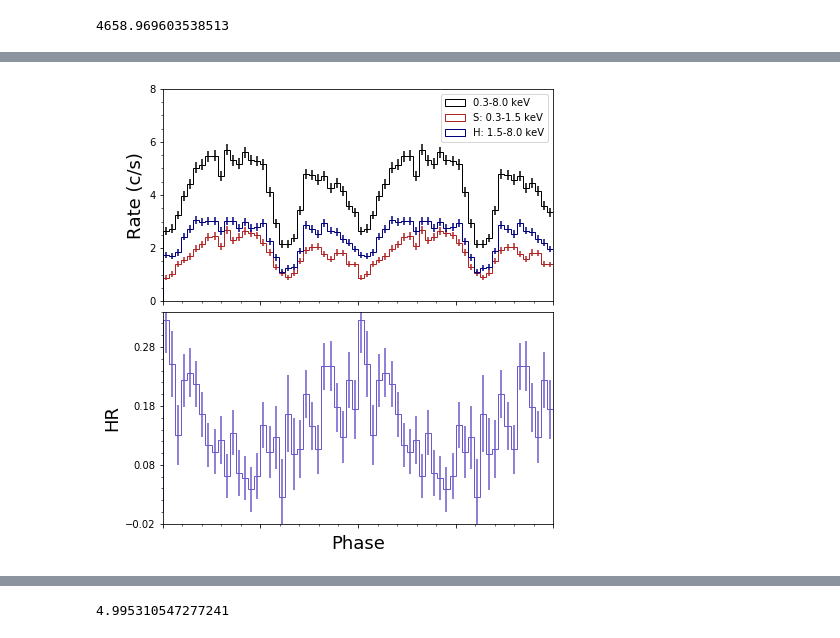
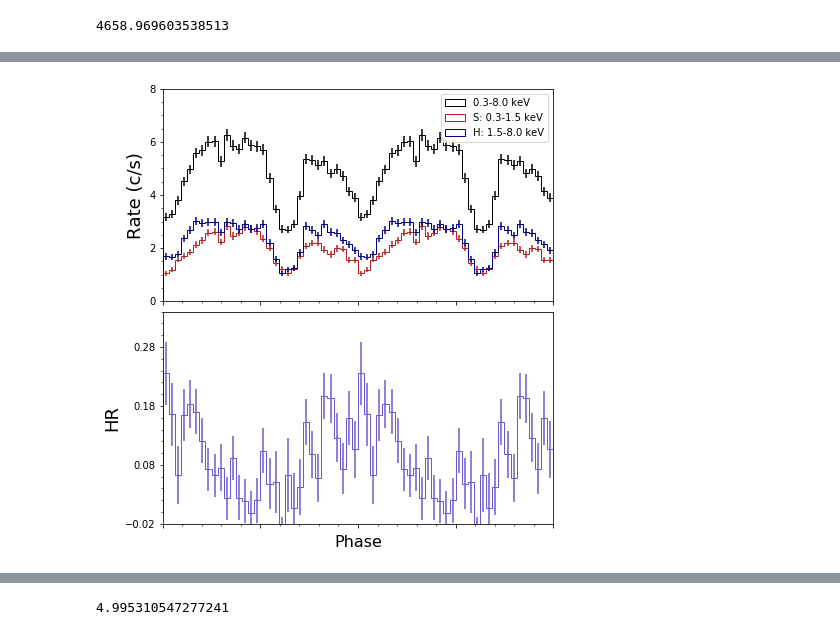
Before and after one commit to lenatreiber/LXP69.5, a Jupyter notebook: 0.3-8.0PulsesRXJ0529.ipynb, the cells around one changed output, grey strips where cells are left out. Saved outputs shown, nothing was run; the diff lists cells and outputs as text; code cells hidden in the pictures.

```diff
--- a/0.3-8.0PulsesRXJ0529.ipynb
+++ b/0.3-8.0PulsesRXJ0529.ipynb
@@ -1189,7 +1352,10 @@ sf('newhr')
+# %%
+#guessing that bg percentages are the same
+combg = [.086*len(comsoft)/comt, .081*len(comhard)/comt, .083*len(com)/comt]
 # %%
 reload(p)
-comhbg,comhbgerr = p.phaserate(comhd,comhdm,comt,ens=['0.3-8.0 keV','S: 0.3-1.5 keV','H: 1.5-8.0 keV'],colors=['black','firebrick','navy'],rate=True,figsize=(7,8),
-                  bgb=True,bg=bg,yrange1=[0,7],yrange2=[-.02,0.34])
-sf('newhrbg')
+comhr,comhbg,comhbgerr = p.phaserate(comhd,comhdm,comt,ens=['0.3-8.0 keV','S: 0.3-1.5 keV','H: 1.5-8.0 keV'],colors=['black','firebrick','navy'],rate=True,figsize=(7,8),
+                  bgb=True,bg=combg,yrange1=[0,7],yrange2=[-.02,0.34],rethr=True)
+#sf('newhrbg')
 # %% [output]
-[figure, old version]
+[figure, new version]
```
Also changed, not shown: parts of 135 cells of this notebook.
